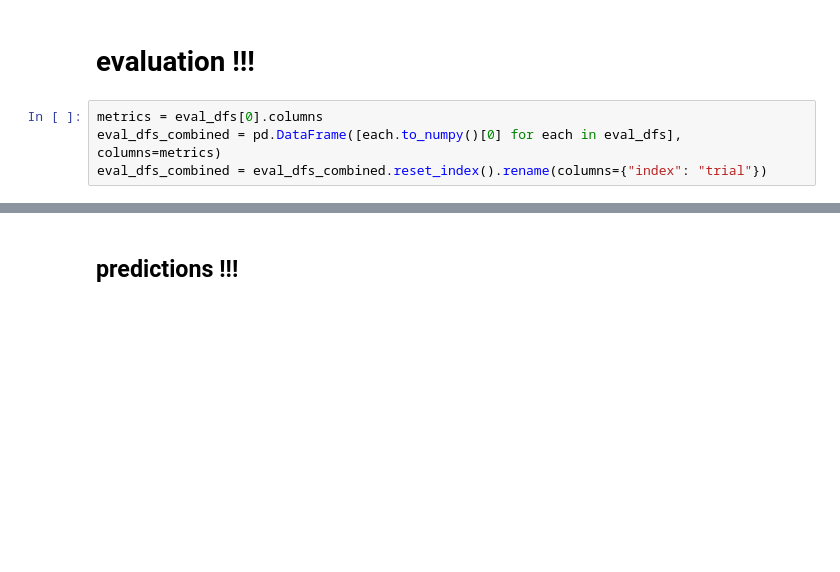
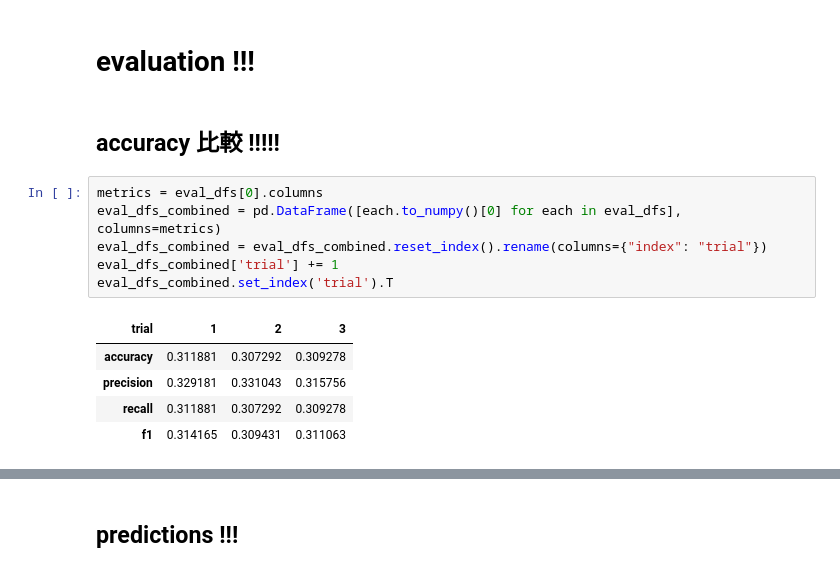
Before and after one commit to mathmathpp2/synapselightgbm_trial, a Jupyter notebook: coeff-robustness-trials.ipynb, the cells around one changed output, grey strips where cells are left out. Saved outputs shown, nothing was run; the diff lists cells and outputs as text; blank space fills up the shorter version.

```diff
--- a/coeff-robustness-trials.ipynb
+++ b/coeff-robustness-trials.ipynb
@@ -381,6 +434,16 @@ plt.savefig('coefficients_comparison.png')
 # %% [markdown]
 # evaluation !!!
+# %% [markdown]
+## accuracy 比較 !!!!!
 # %%
 metrics = eval_dfs[0].columns
 eval_dfs_combined = pd.DataFrame([each.to_numpy()[0] for each in eval_dfs], columns=metrics)
 eval_dfs_combined = eval_dfs_combined.reset_index().rename(columns={"index": "trial"})
+eval_dfs_combined['trial'] += 1
+eval_dfs_combined.set_index('trial').T
+# %% [output]
+| trial | 1 | 2 | 3 |
+| accuracy | 0.311881 | 0.307292 | 0.309278 |
+| precision | 0.329181 | 0.331043 | 0.315756 |
+| recall | 0.311881 | 0.307292 | 0.309278 |
+| f1 | 0.314165 | 0.309431 | 0.311063 |
```
Also changed, not shown: parts of 6 cells of this notebook.
